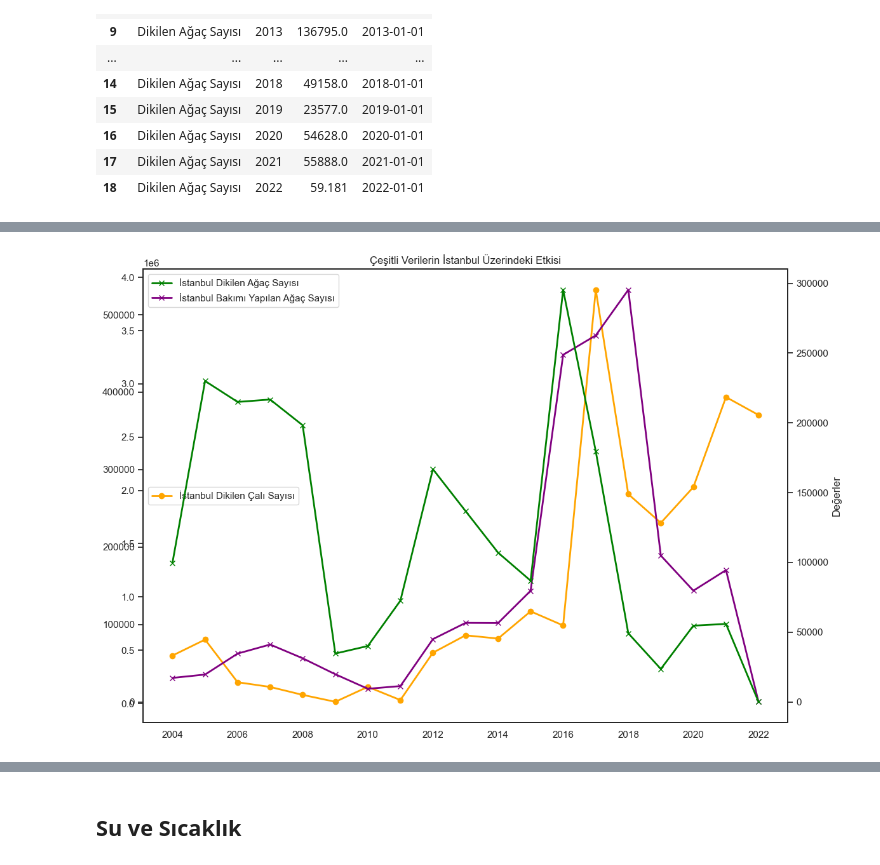
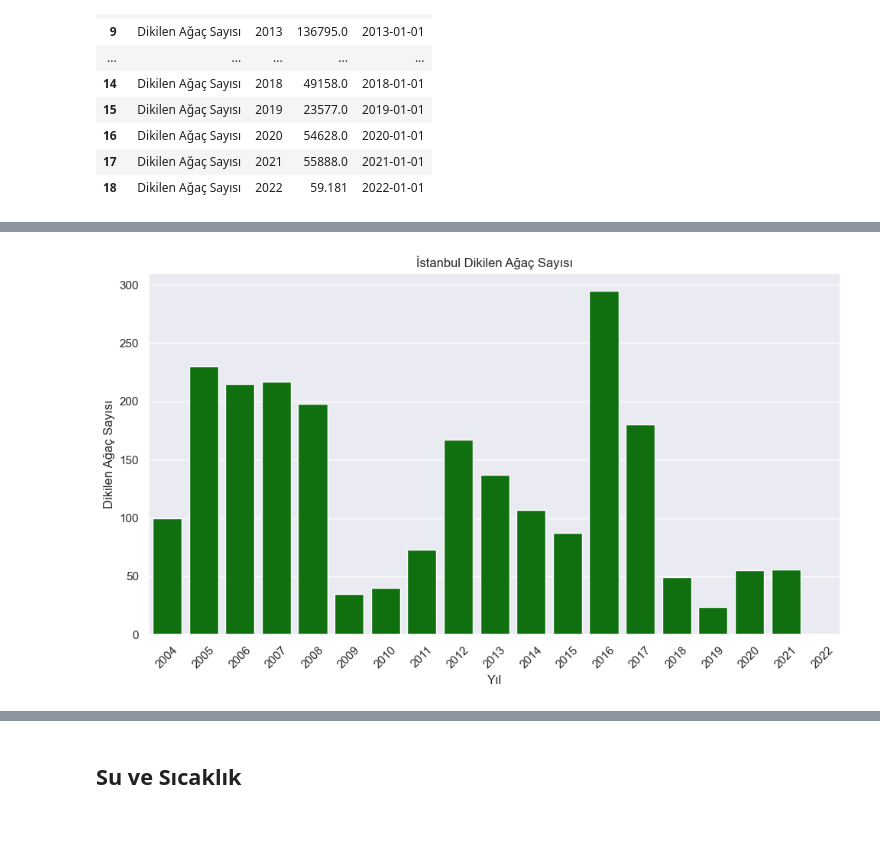
Before and after one commit to vulonviing/ibb-climate-change, a Jupyter notebook: proje-iklim-degisikligi-v2.ipynb, the cells around one changed output, grey strips where cells are left out. Drawn from its saved outputs; the diff is of its cells as text; code cells hidden in the pictures; blank space fills up the shorter version.

Commit message:
seaborn örnekleri ve powerpoint

```diff
--- a/proje-iklim-degisikligi-v2.ipynb
+++ b/proje-iklim-degisikligi-v2.ipynb
@@ -332,3 +339,13 @@ dikilen_agac_istanbul
 | 16 | Dikilen Ağaç Sayısı | 2020 | 54628.0 | 2020-01-01 |
 | 17 | Dikilen Ağaç Sayısı | 2021 | 55888.0 | 2021-01-01 |
 | 18 | Dikilen Ağaç Sayısı | 2022 | 59.181 | 2022-01-01 |
+# %%
+bakim_agac_istanbul['Count'] = bakim_agac_istanbul['Count'].astype(str).str.split('.').str[0].str[:-3]+'.'+ bakim_agac_istanbul['Count'].astype(str).str.split('.').str[0].str[-3:]
+dikilen_agac_istanbul['Count'] = dikilen_agac_istanbul['Count'].astype(str).str.split('.').str[0].str[:-3]+'.'+ dikilen_agac_istanbul['Count'].astype(str).str.split('.').str[0].str[-3:]
+emisyon_tuik["year"] = emisyon_tuik["Yıl"].dt.year
+emisyon_tuik["total_ghg"] = emisyon_tuik["Toplam"]
+bakim_agac_istanbul["Count"] = pd.to_numeric(bakim_agac_istanbul['Count']).round()
+#bakim_agac_istanbul['Count'] = bakim_agac_istanbul['Count'].astype(str).str.replace('.', ',')
+dikilen_agac_istanbul["Count"] = pd.to_numeric(dikilen_agac_istanbul['Count']).round()
+#dikilen_agac_istanbul['Count'] = dikilen_agac_istanbul['Count'].astype(str).str.replace('.', ',')
+dikilen_cali_istanbul["Count"] = pd.to_numeric(dikilen_cali_istanbul['Count']).round()
@@ -335,39 +465,26 @@ dikilen_agac_istanbul
 # %%
+import seaborn as sns
 import matplotlib.pyplot as plt
-import seaborn as sns
-from datetime import datetime
 
-# Grafiğin boyutunu ayarlayın
-plt.figure(figsize=(12, 8))
+# Seaborn temasını ayarla
+sns.set_theme()
+plt.figure(figsize=(10, 6))  # Grafik boyutunu belirleme
 
-# Arka planı beyaz yerine grid tarzı yapın
-sns.set_theme(style='white')
+# Çubuk grafiği oluştur
+sns.barplot(data=dikilen_agac_istanbul, x="Year", y="Count", color="green")  # Çubuk rengini sabit yeşil yap
 
-# Birinci y-eksen verileri çizdirme (sıcaklık)
-plt.plot(dikilen_cali_istanbul["year"], dikilen_cali_istanbul["Count"], label="İstanbul Dikilen Çalı Sayısı", linewidth=2, color="orange", marker='o')
-plt.legend(loc='center left')
+# Eksen etiketleri ve başlığı ekle
+plt.xlabel("Yıl")
+plt.ylabel("Dikilen Ağaç Sayısı")
+plt.title("İstanbul Dikilen Ağaç Sayısı")
 
-# İkinci y-eksen verileri çizdirme (emisyon oranları)
-ax2 = plt.gca().twinx()
-ax2.plot(bakim_agac_istanbul["year"], bakim_agac_istanbul["Count"], label="İstanbul Bakımı Yapılan Ağaç Sayısı", linewidth=2, color="purple", marker='x')
+# X eksenindeki yıl etiketlerini döndürmek için
+plt.xticks(rotation=45)  # Eksen etiketlerini 45 derece döndür
+plt.tight_layout()  # Grafik öğelerinin sığdırılması
 
-# Üçüncü y-eksen verileri çizdirme (Dikilen Ağaç Sayısı)
-ax3 = plt.gca().twinx()  # İkincil y-eksen oluşturma
-ax3.plot(dikilen_agac_istanbul["year"], dikilen_agac_istanbul["Count"], label="İstanbul Dikilen Ağaç Sayısı", linewidth=2, color="green", marker='x')
+plt.savefig('grafikler/6.png')
 
-# Tüm y-eksen etiketlerini güncelleme
-plt.ylabel("Değerler")
-
-# Başlığı güncelleme
-plt.title("Çeşitli Verilerin İstanbul Üzerindeki Etkisi")
-
-# Tüm çizgi açıklamalarını ekleme
-lines = plt.gca().get_lines() + ax2.get_lines()
-labels = [line.get_label() for line in lines]
-plt.legend(lines, labels, loc='upper left')
-
-# Grafikleri gösterme
-plt.tight_layout()
+# Grafiği göster
 plt.show()
 # %% [output]
-[figure, old version]
+[figure, new version]
```
Also changed, not shown: parts of 29 cells of this notebook, 22 other files.
